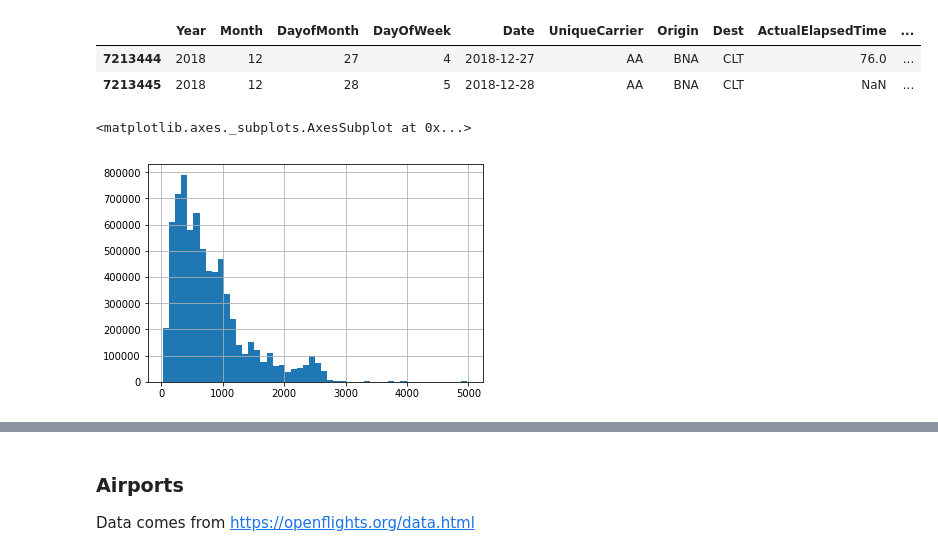
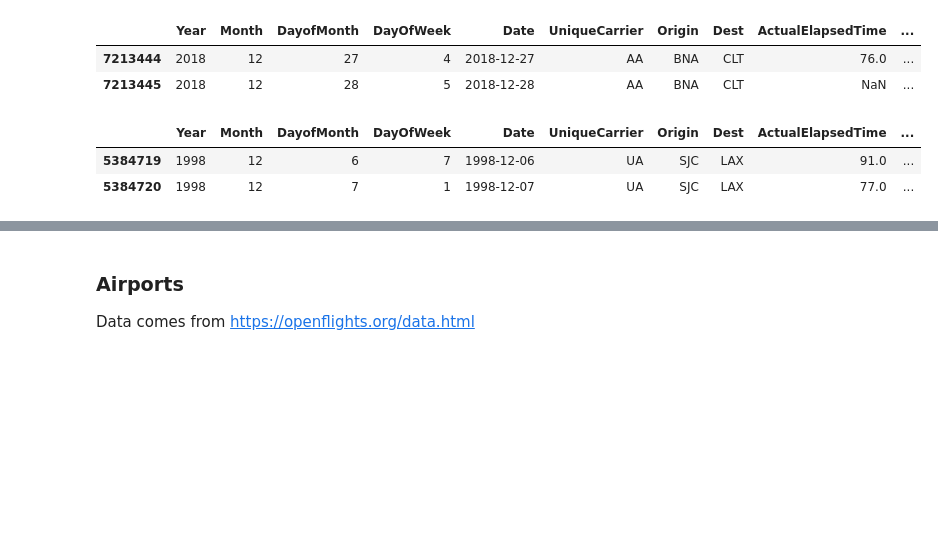
Before and after one commit to Morten-Esketveit/TSDS-gruppe-2019, a Jupyter notebook: Exam/Data_compiling_v2.ipynb, the cells around one changed output, grey strips where cells are left out. Saved outputs shown, nothing was run; the diff lists cells and outputs as text; code cells hidden in the pictures; blank space fills up the shorter version.

```diff
--- a/Exam/Data_compiling_v2.ipynb
+++ b/Exam/Data_compiling_v2.ipynb
@@ -98,5 +98,23 @@ Flights18.tail(2)
 |  | Year | Month | DayofMonth | DayOfWeek | Date | UniqueCarrier | Origin | Dest | ActualElapsedTime | ... |
 | 7213444 | 2018 | 12 | 27 | 4 | 2018-12-27 | AA | BNA | CLT | 76.0 | ... |
 | 7213445 | 2018 | 12 | 28 | 5 | 2018-12-28 | AA | BNA | CLT | NaN | ... |
+# %%
+## SIMILAR; BUT FOR 1998 DATA.
+data = []
+for m in range(1,13):
+    df = pd.read_csv("Data/1998/a"+str(m)+".zip")
+    data.append(df)
+Flights98 = pd.concat(data, axis=0).drop('Unnamed: 10', axis=1).reset_index(drop=True)
+Flights98.columns = ["Year","Month","DayofMonth","DayOfWeek","Date","UniqueCarrier","Origin","Dest","ActualElapsedTime","Distance"]
+Flights98 = Flights98[["Year","Month","DayofMonth","DayOfWeek","Date","UniqueCarrier","Origin","Dest","ActualElapsedTime","Distance"]]
+
+Flights98.tail(2)
+
+## Note; for convenience, data-cleaning etc. was done in FlightMLData98, since it only required changing one line of code.
+## I will (hopefully) rationalize this at some point ... \Morten
+# %% [output]
+|  | Year | Month | DayofMonth | DayOfWeek | Date | UniqueCarrier | Origin | Dest | ActualElapsedTime | ... |
+| 5384719 | 1998 | 12 | 6 | 7 | 1998-12-06 | UA | SJC | LAX | 91.0 | ... |
+| 5384720 | 1998 | 12 | 7 | 1 | 1998-12-07 | UA | SJC | LAX | 77.0 | ... |
 # %%
 Flights18.to_pickle("Flights18.pkl")
@@ -103,5 +121,0 @@ Flights18.to_pickle("Flights18.pkl")
-# %%
-Flights18["Distance"].hist(bins = 50)
-# %% [output]
-<matplotlib.axes._subplots.AxesSubplot at 0x...>
-[figure, removed]
```
Also changed, not shown: parts of 2 cells of this notebook, 22 other files.
